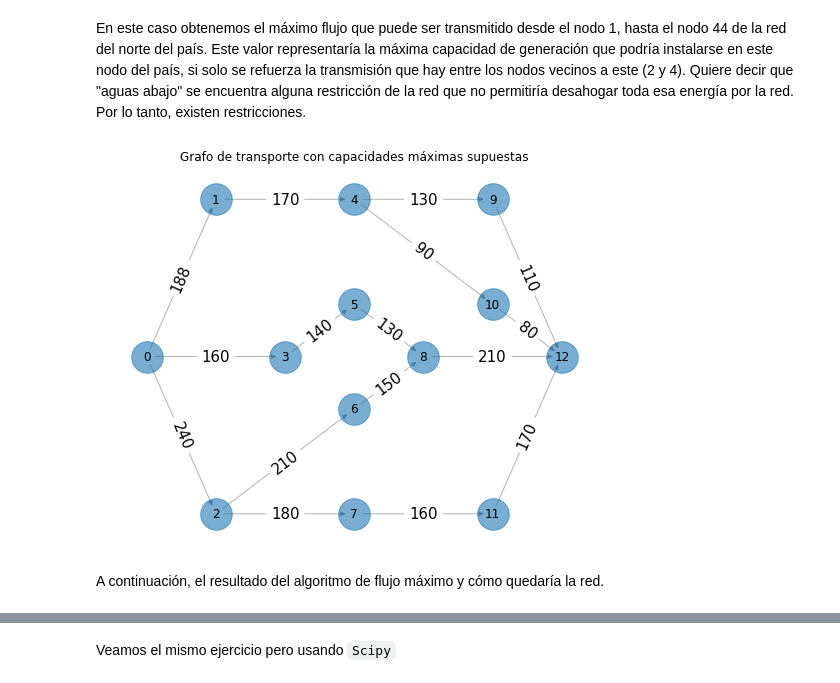
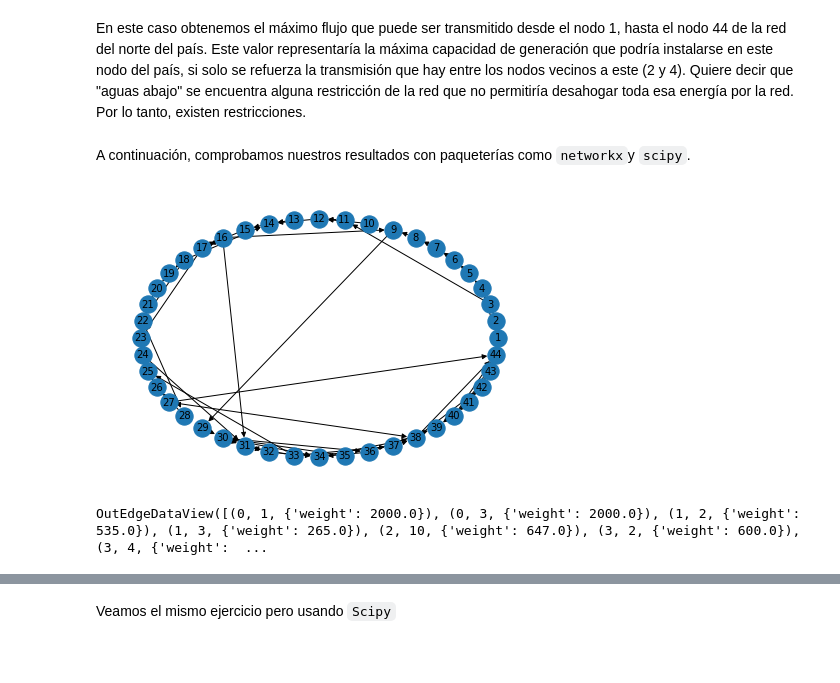
Before and after one commit to optimizacion-2-2022-gh-classroom/practica-1-segunda-parte-LuzVerde23, a Jupyter notebook: reporte_equipo_2_parte_2_practica_1.ipynb, the cells around one changed output, grey strips where cells are left out. Saved outputs shown, nothing was run; the diff lists cells and outputs as text; code cells hidden in the pictures; blank space fills up the shorter version.

```diff
--- a/reporte_equipo_2_parte_2_practica_1.ipynb
+++ b/reporte_equipo_2_parte_2_practica_1.ipynb
@@ -385,54 +364,0 @@ import networkx as nx
-# %%
-nodes_pos_ex_1 = [[0.09090909090909091, 0.4545454545454546],#0
-                  [0.36363636363636365, 0.7272727272727273],#1
-                  [0.36363636363636365, 0.1818181818181818],#2
-                  [0.6363636363636364,  0.4545454545454546],#3
-                  [0.9090909090909092,  0.7272727272727272],#4
-                  [0.9090909090909092,  0.5454545454545454],#5
-                  [0.9090909090909092,  0.3636363636363636],#6
-                  [0.9090909090909092,  0.1818181818181818],#7
-                  [1.181818181818182,  0.4545454545454546],#8
-                  [1.454545454545455,  0.7272727272727273],#9
-                  [1.454545454545455,   0.5454545454545454],#10
-                  [1.454545454545455,  0.18181818181818182],#11
-                  [1.727272727272728,  0.4545454545454546]]#12
-nodes = range(len(nodes_pos_ex_1))
-G_ex_1 = nx.DiGraph()
-G_ex_1.add_nodes_from(nodes)
-edge_labels = {(0,1): 188,
-               (0,2): 240,
-               (0,3): 160,
-               (1,4): 170,
-               (2,6): 210,
-               (2,7): 180,
-               (3,5): 140,
-               (4,9): 130,
-               (4,10): 90,
-               (5,8): 130,
-               (6,8): 150,
-               (7,11): 160,
-               (8,12): 210,
-               (9,12): 110,
-               (10,12): 80,
-               (11,12): 170,
-              }
-G_ex_1.add_edges_from(edge_labels)
-for e in G_ex_1.edges():
-    try:
-        G_ex_1[e[0]][e[1]]["weight"] = edge_labels[e]
-    except:
-        G_ex_1[e[1]][e[0]]["weight"] = edge_labels[(e[1],e[0])]
-plt.figure(figsize=(9,7))
-nx.draw_networkx_edges(G_ex_1, pos=nodes_pos_ex_1,
-                       alpha=0.3, min_source_margin=8,
-                       min_target_margin=8)
-nx.draw_networkx_edge_labels(G_ex_1, pos=nodes_pos_ex_1,
-                             edge_labels = edge_labels,
-                             font_size=15)
-nx.draw_networkx_labels(G_ex_1, pos=nodes_pos_ex_1)
-nx.draw_networkx_nodes(G_ex_1, pos=nodes_pos_ex_1, node_size=1000, alpha=0.6)
-plt.axis("off")
-plt.title("Grafo de transporte con capacidades máximas supuestas", fontdict=None, loc='center')
-plt.show()
-# %% [output]
-[figure, removed]
@@ -457,2 +365,2 @@ G.add_edge('11','12', capacity=170.0)
 # %% [markdown]
-A continuación, el resultado del algoritmo de flujo máximo y cómo quedaría la red.
+A continuación, comprobamos nuestros resultados con paqueterías como `networkx`y `scipy`.
@@ -459,3 +371,18 @@ A continuación, el resultado del algoritmo de flujo máximo y cómo quedaría l
 # %%
-from networkx.algorithms.flow import maximum_flow
+# Generamos el arreglo final de tipo "numpy array"
+arreglo = d.to_numpy()
+arreglo
+G = nx.from_numpy_matrix(arreglo, create_using=nx.DiGraph())
+G.edges(data=True)
+pos = nx.circular_layout(G)
+nx.draw_circular(G)
+labels = {i : i + 1 for i in G.nodes()}
+nx.draw_networkx_labels(G, pos, labels, font_size=10)
+plt.show()
+# %% [output]
+[figure, added]
+# %%
+G.edges(data=True)
+# %% [output]
+OutEdgeDataView([(0, 1, {'weight': 2000.0}), (0, 3, {'weight': 2000.0}), (1, 2, {'weight': 535.0}), (1, 3, {'weight': 265.0}), (2, 10, {'weight': 647.0}), (3, 2, {'weight': 600.0}), (3, 4, {'weight':  ...
 # %%
```
Also changed, not shown: parts of 14 cells of this notebook, 3 other files.
